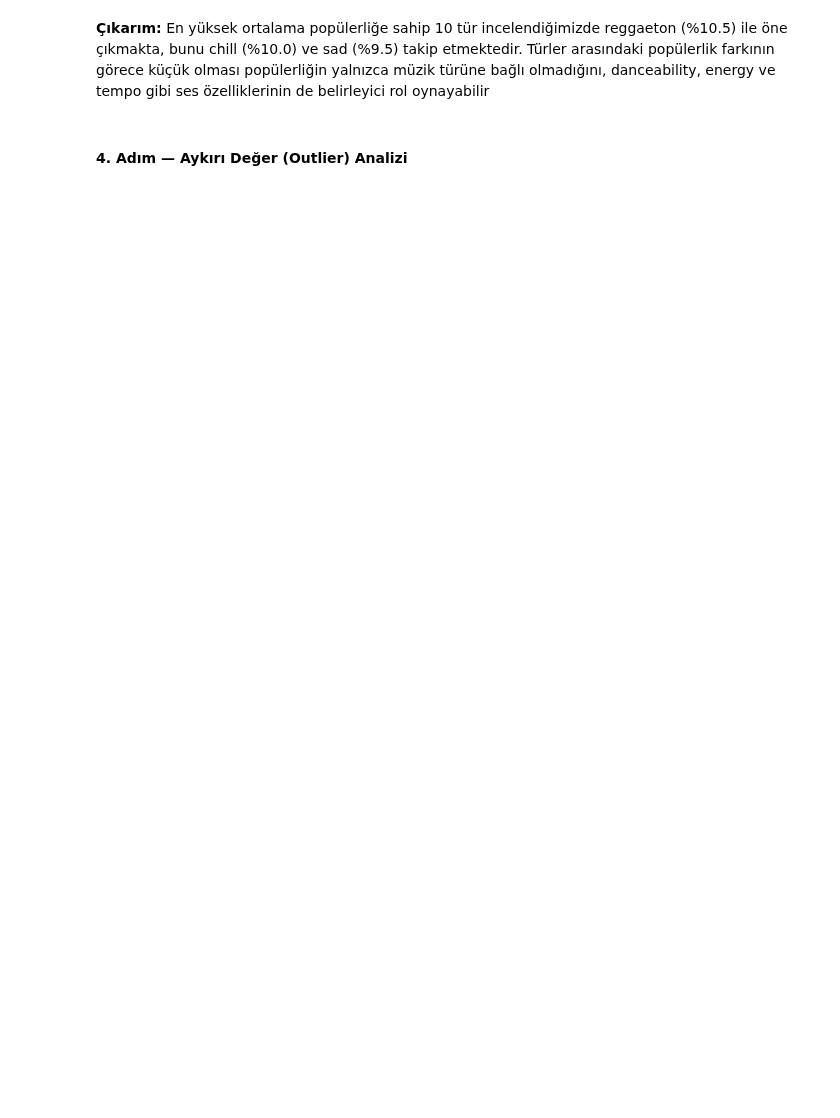
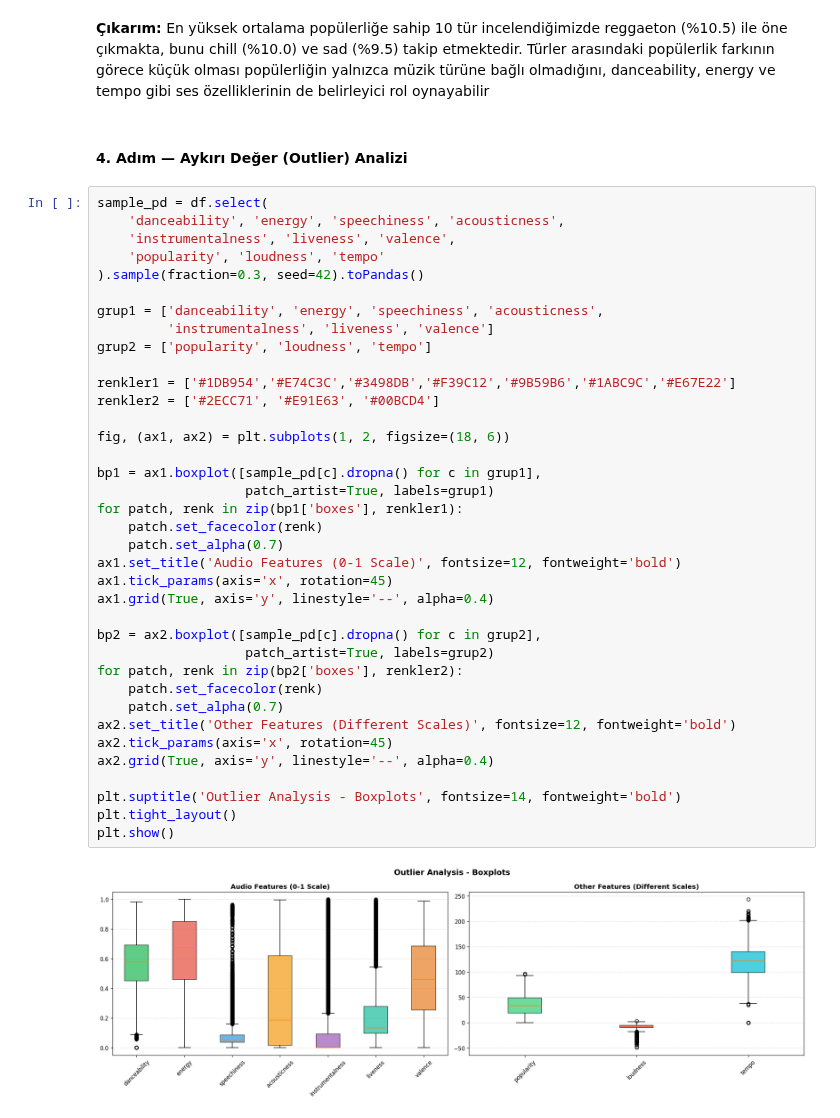
Before and after one commit to ceylinatli/spotify-bigdata-project, a Jupyter notebook: spark/notebooks/adim4_eda.ipynb, the cells around one changed output. Cells and saved outputs as stored; diff of their text form; blank space fills up the shorter version.

Commit message:
adim4 eda islemlerine devam edildi.outlier analizi, zaman serisi, histogram, korelasyon ve ek analizler tamamlandi

```diff
--- a/spark/notebooks/adim4_eda.ipynb
+++ b/spark/notebooks/adim4_eda.ipynb
@@ -353,3 +355,42 @@ plt.show()
 **Çıkarım:** En yüksek ortalama popülerliğe sahip 10 tür incelendiğimizde reggaeton (%10.5) ile öne çıkmakta, bunu chill (%10.0) ve sad (%9.5) takip etmektedir. Türler arasındaki popülerlik farkının görece küçük olması popülerliğin yalnızca müzik türüne bağlı olmadığını, danceability, energy ve tempo gibi ses özelliklerinin de belirleyici rol oynayabilir
 # %% [markdown]
 #### 4. Adım — Aykırı Değer (Outlier) Analizi
+# %%
+sample_pd = df.select(
+    'danceability', 'energy', 'speechiness', 'acousticness',
+    'instrumentalness', 'liveness', 'valence',
+    'popularity', 'loudness', 'tempo'
+).sample(fraction=0.3, seed=42).toPandas()
+
+grup1 = ['danceability', 'energy', 'speechiness', 'acousticness',
+         'instrumentalness', 'liveness', 'valence']
+grup2 = ['popularity', 'loudness', 'tempo']
+
+renkler1 = ['#1DB954','#E74C3C','#3498DB','#F39C12','#9B59B6','#1ABC9C','#E67E22']
+renkler2 = ['#2ECC71', '#E91E63', '#00BCD4']
+
+fig, (ax1, ax2) = plt.subplots(1, 2, figsize=(18, 6))
+
+bp1 = ax1.boxplot([sample_pd[c].dropna() for c in grup1],
+                   patch_artist=True, labels=grup1)
+for patch, renk in zip(bp1['boxes'], renkler1):
+    patch.set_facecolor(renk)
+    patch.set_alpha(0.7)
+ax1.set_title('Audio Features (0-1 Scale)', fontsize=12, fontweight='bold')
+ax1.tick_params(axis='x', rotation=45)
+ax1.grid(True, axis='y', linestyle='--', alpha=0.4)
+
+bp2 = ax2.boxplot([sample_pd[c].dropna() for c in grup2],
+                   patch_artist=True, labels=grup2)
+for patch, renk in zip(bp2['boxes'], renkler2):
+    patch.set_facecolor(renk)
+    patch.set_alpha(0.7)
+ax2.set_title('Other Features (Different Scales)', fontsize=12, fontweight='bold')
+ax2.tick_params(axis='x', rotation=45)
+ax2.grid(True, axis='y', linestyle='--', alpha=0.4)
+
+plt.suptitle('Outlier Analysis - Boxplots', fontsize=14, fontweight='bold')
+plt.tight_layout()
+plt.show()
+# %% [output]
+[figure, added]
```
Also changed, not shown: parts of 51 cells of this notebook.
